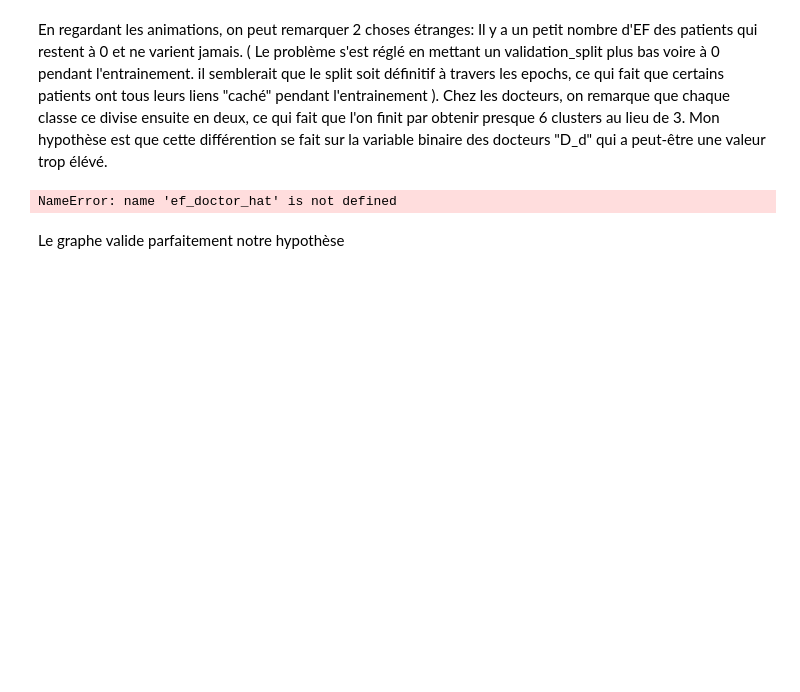
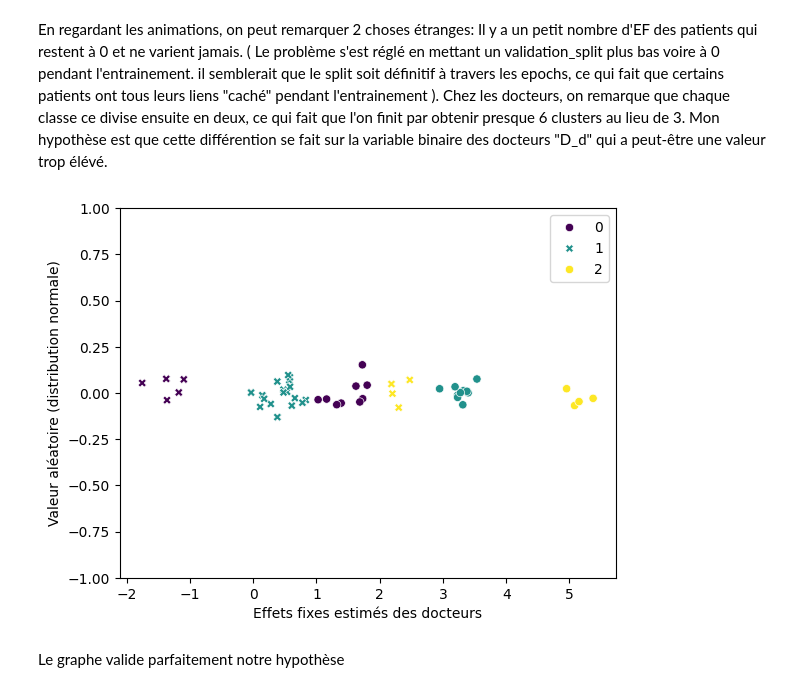
Before and after one commit to lecueguillaume/G4H_AKM_RS_NRS, a Jupyter notebook: Clustering_AKM_MF_1D.ipynb, the cells around one changed output. Drawn from its saved outputs; the diff is of its cells as text; code cells hidden in the pictures; blank space fills up the shorter version.

```diff
--- a/Clustering_AKM_MF_1D.ipynb
+++ b/Clustering_AKM_MF_1D.ipynb
@@ -700,19 +708,19 @@ En regardant les animations, on peut remarquer 2 choses étranges: Il y a un pet
 # %%
 #Visualisation des clusters
 sns.set_palette("deep")
 
 # La couleur représente le degré, c'est-à-dire le nombre de lien qu'a le docteur
-sns.scatterplot(x= ef_doctor_hat, y= np.random.normal(0, 0.05, size= ef_doctor_hat.shape[0],), hue=graph_object.psi_class, style=graph_object.sim_doctor_D, palette='viridis')
+sns.scatterplot(x= ef_doctor_hat.flatten(), y= np.random.normal(0, 0.05, size= ef_doctor_hat.flatten().shape[0],), hue=graph_object.psi_class, style=graph_object.sim_doctor_D, palette='viridis')
 plt.ylim(-1,1)
 # Ajouter des labels aux axes et au titre
-plt.xlabel('Effets fixes estimé des docteurs')
+plt.xlabel('Effets fixes estimés des docteurs')
 plt.ylabel('Valeur aléatoire (distribution normale)')
 #plt.title("Représentation 1D de l'embedding estimé des docteurs\n"
           #"Classe des docteurs en couleur et différence de la valeur de la feature binaire en forme")
 plt.savefig("EF_doctor_feature_D")
 plt.show()
 # %% [output]
-NameError: name 'ef_doctor_hat' is not defined
+[figure, added]
 # %% [markdown]
 Le graphe valide parfaitement notre hypothèse
 # %% [markdown]
```
Also changed, not shown: parts of 3 cells of this notebook.
